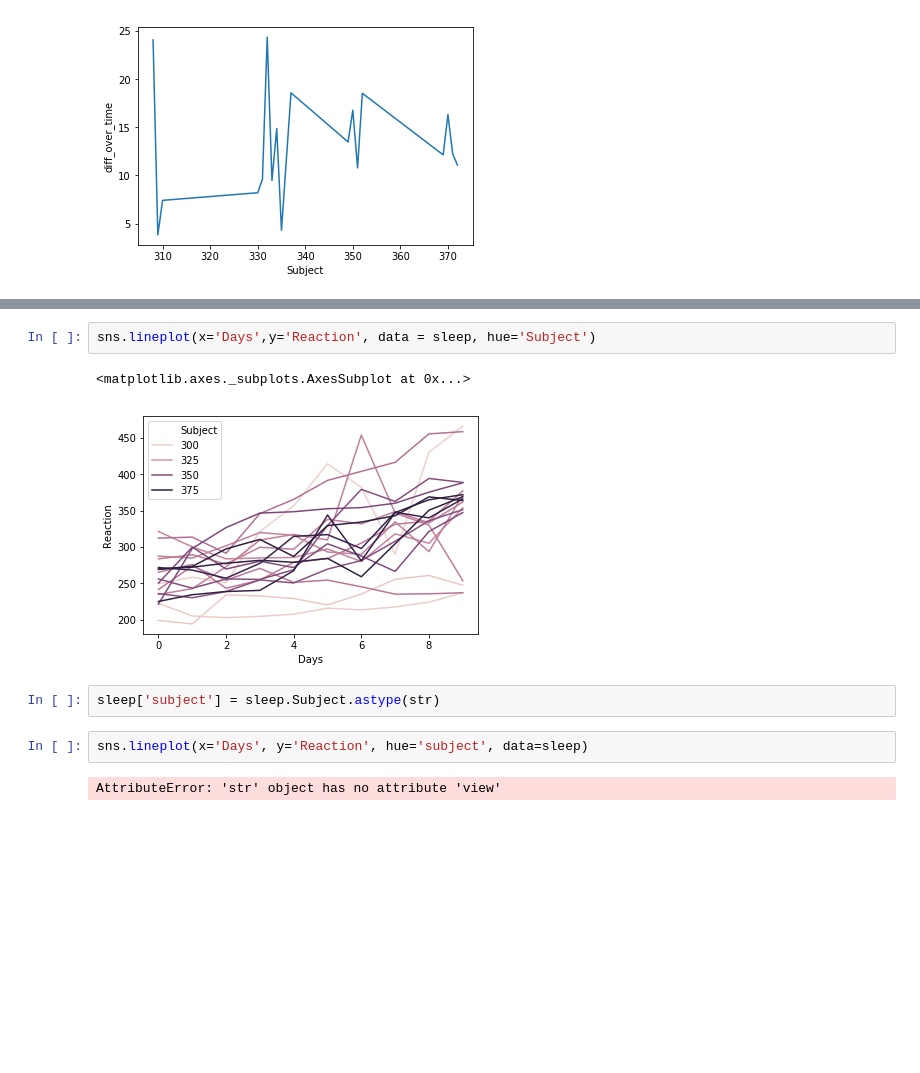
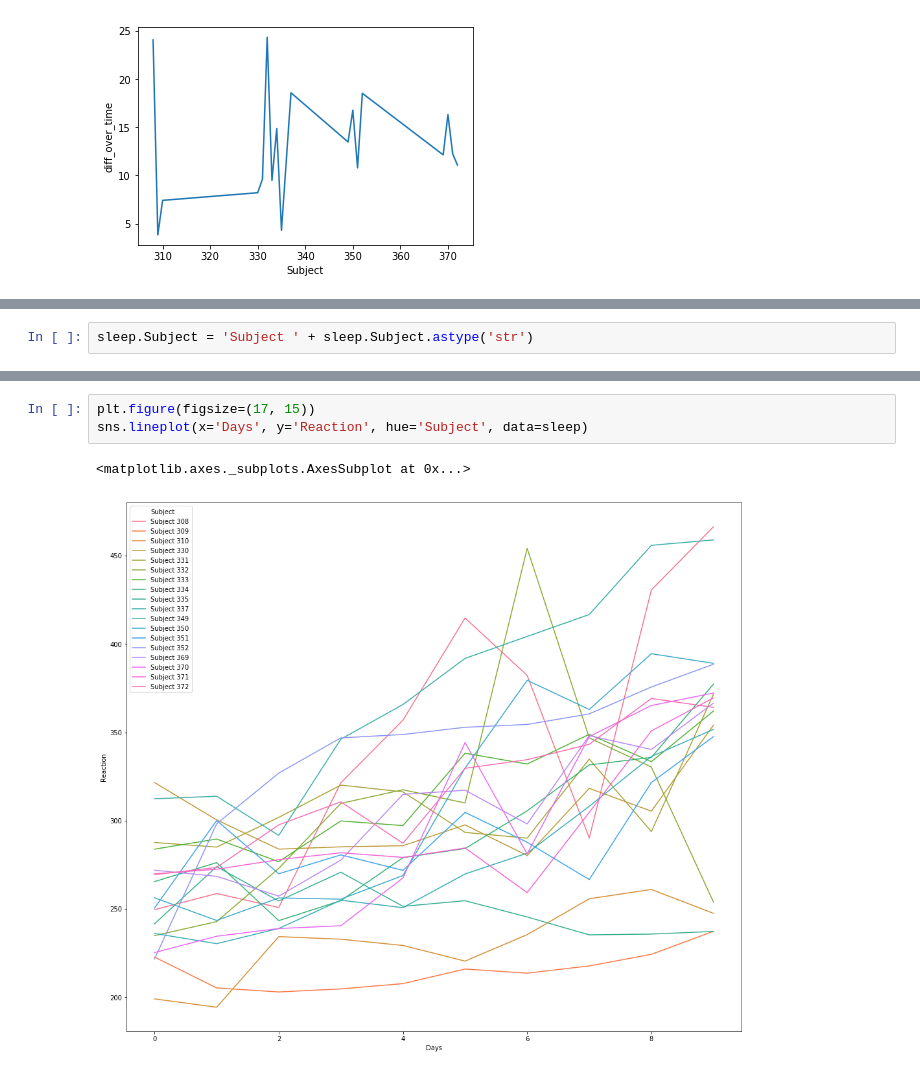
Before and after one commit to madeleinecapper/python-exercises, a Jupyter notebook: 4.9_seaborn_exercises.ipynb, the cells around one changed output, grey strips where cells are left out. Drawn from its saved outputs; the diff is of its cells as text; blank space fills up the shorter version.

```diff
--- a/4.9_seaborn_exercises.ipynb
+++ b/4.9_seaborn_exercises.ipynb
@@ -479,0 +480,2 @@ sns.lineplot(x='Days',y='Reaction', data = sleep)
+# %%
+sleep.Subject = 'Subject ' + sleep.Subject.astype('str')
@@ -480,11 +503,6 @@ sns.lineplot(x='Days',y='Reaction', data = sleep)
 # %%
-sns.lineplot(x='Days',y='Reaction', data = sleep, hue='Subject')
+plt.figure(figsize=(17, 15))
+sns.lineplot(x='Days', y='Reaction', hue='Subject', data=sleep)
 # %% [output]
 <matplotlib.axes._subplots.AxesSubplot at 0x...>
-[figure, old version]
+[figure, new version]
-# %%
-sleep['subject'] = sleep.Subject.astype(str)
-# %%
-sns.lineplot(x='Days', y='Reaction', hue='subject', data=sleep)
-# %% [output]
-AttributeError: 'str' object has no attribute 'view'
```
Also changed, not shown: parts of 2 cells of this notebook.
